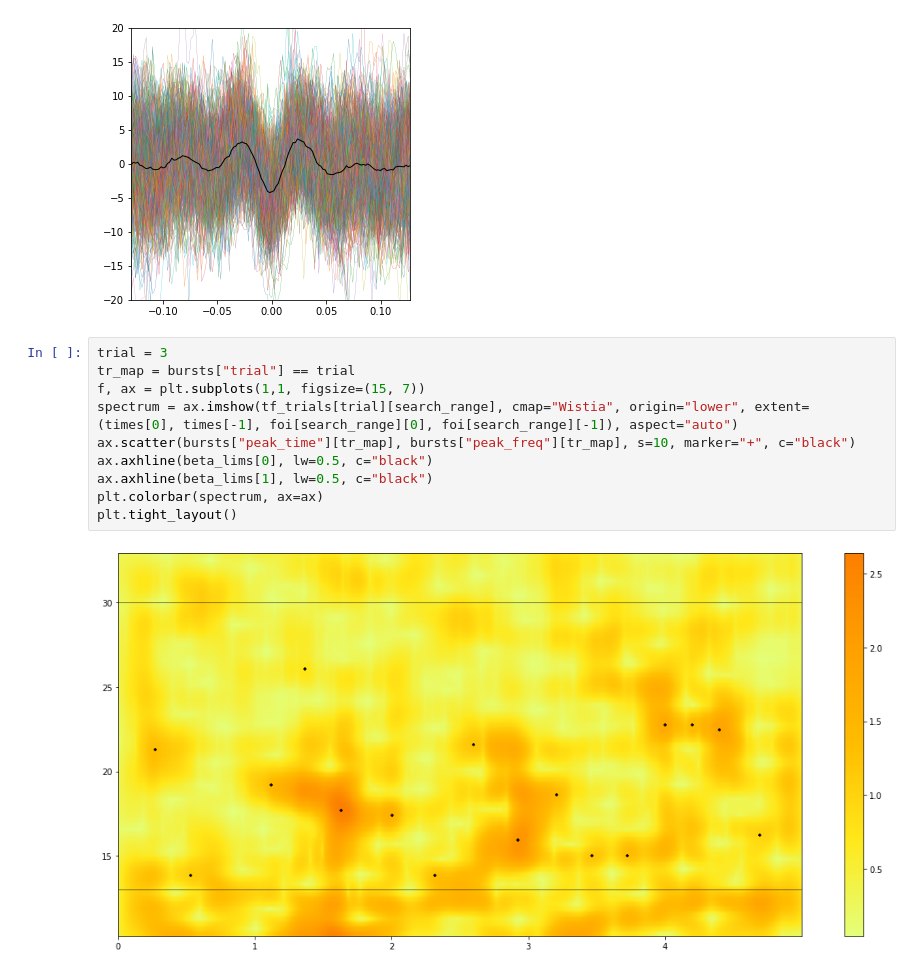
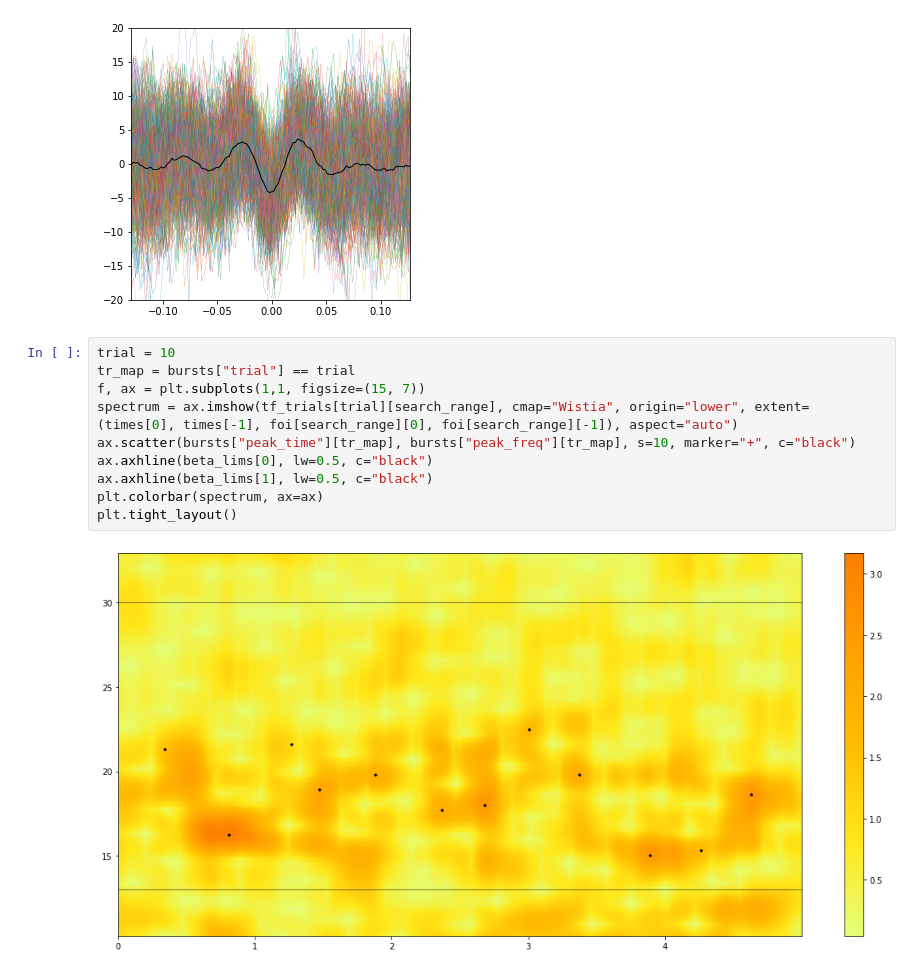
Before and after one commit to quentinmoreau/burst_detection, a Jupyter notebook: superlet_burst_detection_example.ipynb, the cells around one changed output. Saved outputs shown, nothing was run; the diff lists cells and outputs as text.

```diff
--- a/superlet_burst_detection_example.ipynb
+++ b/superlet_burst_detection_example.ipynb
@@ -104,14 +129,14 @@ ax.set_ylim(-20, 20)
 (-20.0, 20.0)
 [figure]
 # %%
-trial = 3
+trial = 10
 tr_map = bursts["trial"] == trial
 f, ax = plt.subplots(1,1, figsize=(15, 7))
 spectrum = ax.imshow(tf_trials[trial][search_range], cmap="Wistia", origin="lower", extent=(times[0], times[-1], foi[search_range][0], foi[search_range][-1]), aspect="auto")
 ax.scatter(bursts["peak_time"][tr_map], bursts["peak_freq"][tr_map], s=10, marker="+", c="black")
 ax.axhline(beta_lims[0], lw=0.5, c="black")
 ax.axhline(beta_lims[1], lw=0.5, c="black")
 plt.colorbar(spectrum, ax=ax)
 plt.tight_layout()
 # %% [output]
-[figure, old version]
+[figure, new version]
```
Also changed, not shown: parts of 8 cells of this notebook.
